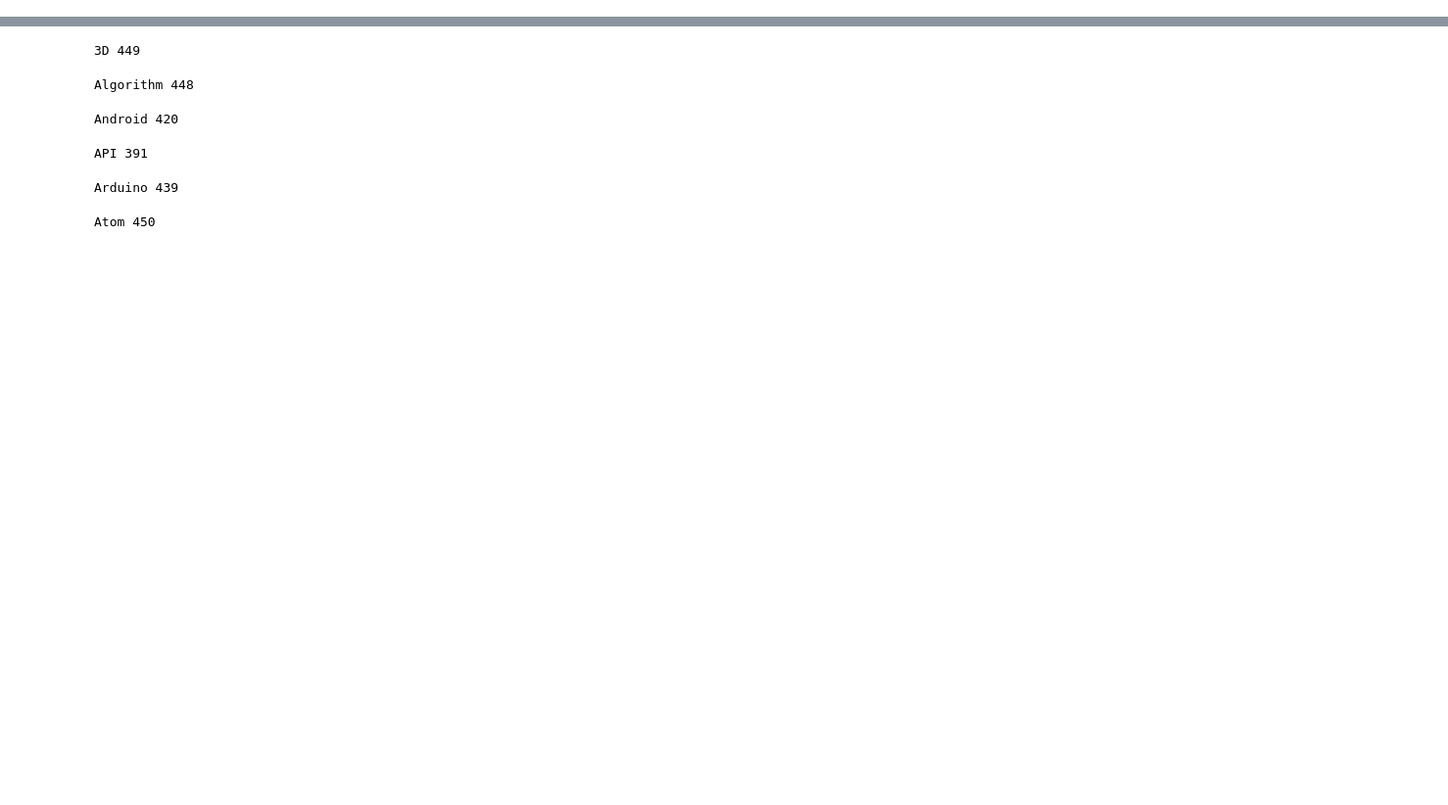
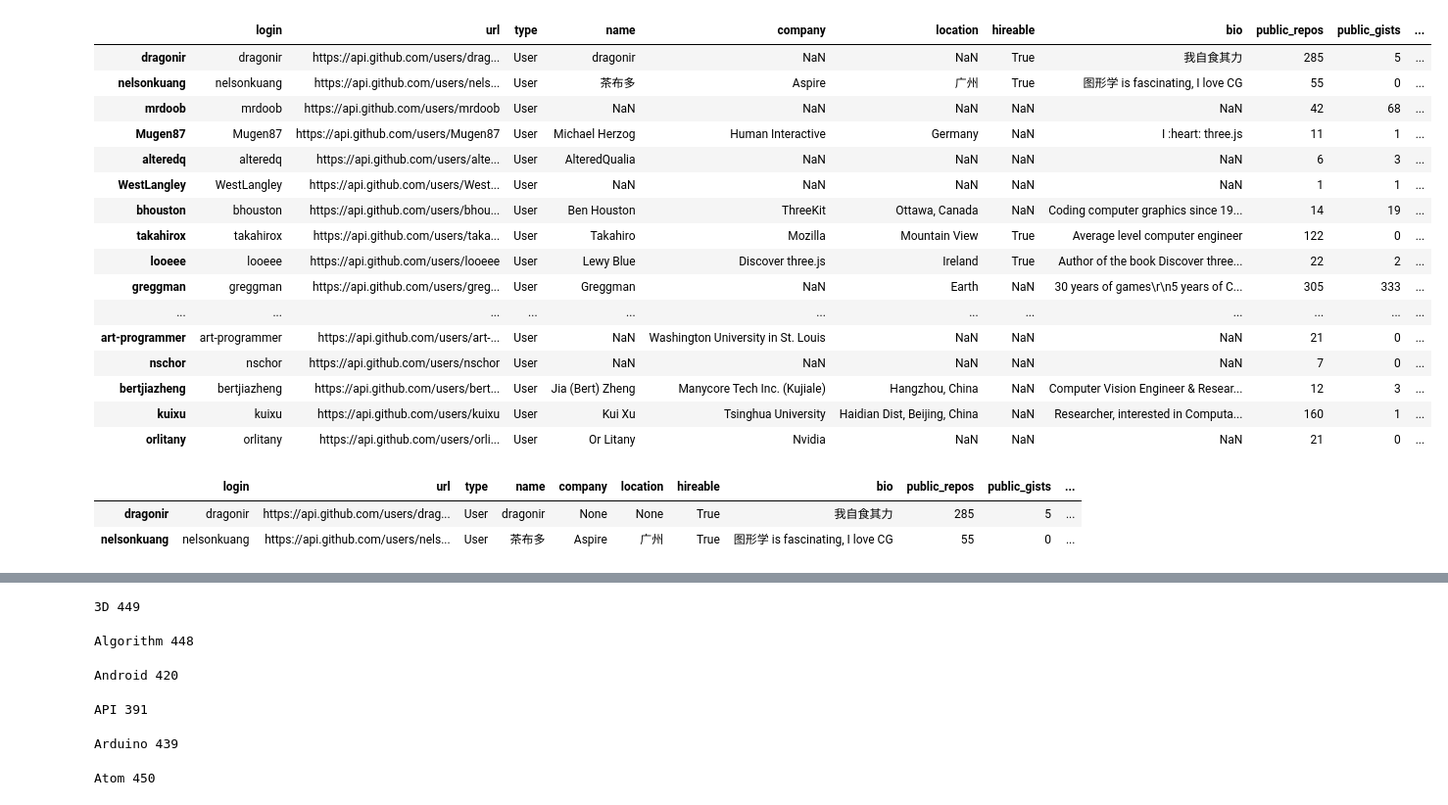
Before and after one commit to michbaum/githubGraph, a Jupyter notebook: GitHub_scraping.ipynb, the cells around one changed output, grey strips where cells are left out. Shown at 98% size. Saved outputs shown, nothing was run; the diff lists cells and outputs as text; code cells hidden in the pictures; blank space fills up the shorter version.

Commit message:
scrape contributors

```diff
--- a/GitHub_scraping.ipynb
+++ b/GitHub_scraping.ipynb
@@ -85,0 +150,27 @@ def get_repo_urls(keyword, stop=10):
+# %%
+pd.read_csv('most_updated_contributor_info_stop25.csv',index_col=0)
+# %% [output]
+|  | login | url | type | name | company | location | hireable | bio | public_repos | public_gists | ... |
+| dragonir | dragonir | https://api.github.com/users/drag... | User | dragonir | NaN | NaN | True | 我自食其力 | 285 | 5 | ... |
+| nelsonkuang | nelsonkuang | https://api.github.com/users/nels... | User | 茶布多 | Aspire | 广州 | True | 图形学 is fascinating, I love CG | 55 | 0 | ... |
+| mrdoob | mrdoob | https://api.github.com/users/mrdoob | User | NaN | NaN | NaN | NaN | NaN | 42 | 68 | ... |
+| Mugen87 | Mugen87 | https://api.github.com/users/Mugen87 | User | Michael Herzog | Human Interactive | Germany | NaN | I :heart: three.js | 11 | 1 | ... |
+| alteredq | alteredq | https://api.github.com/users/alte... | User | AlteredQualia | NaN | NaN | NaN | NaN | 6 | 3 | ... |
+| WestLangley | WestLangley | https://api.github.com/users/West... | User | NaN | NaN | NaN | NaN | NaN | 1 | 1 | ... |
+| bhouston | bhouston | https://api.github.com/users/bhou... | User | Ben Houston | ThreeKit | Ottawa, Canada | NaN | Coding computer graphics since 19... | 14 | 19 | ... |
+| takahirox | takahirox | https://api.github.com/users/taka... | User | Takahiro | Mozilla | Mountain View | True | Average level computer engineer | 122 | 0 | ... |
+| looeee | looeee | https://api.github.com/users/looeee | User | Lewy Blue | Discover three.js | Ireland | True | Author of the book Discover three... | 22 | 2 | ... |
+| greggman | greggman | https://api.github.com/users/greg... | User | Greggman | NaN | Earth | NaN | 30 years of games\r\n5 years of C... | 305 | 333 | ... |
+| ... | ... | ... | ... | ... | ... | ... | ... | ... | ... | ... | ... |
+| art-programmer | art-programmer | https://api.github.com/users/art-... | User | NaN | Washington University in St. Louis | NaN | NaN | NaN | 21 | 0 | ... |
+| nschor | nschor | https://api.github.com/users/nschor | User | NaN | NaN | NaN | NaN | NaN | 7 | 0 | ... |
+| bertjiazheng | bertjiazheng | https://api.github.com/users/bert... | User | Jia (Bert) Zheng | Manycore Tech Inc. (Kujiale) | Hangzhou, China | NaN | Computer Vision Engineer & Resear... | 12 | 3 | ... |
+| kuixu | kuixu | https://api.github.com/users/kuixu | User | Kui Xu | Tsinghua University | Haidian Dist, Beijing, China | NaN | Researcher, interested in Computa... | 160 | 1 | ... |
+| orlitany | orlitany | https://api.github.com/users/orli... | User | Or Litany | Nvidia | NaN | NaN | NaN | 21 | 0 | ... |
+# %%
+contributor_info = get_repo_contributors(list(repos['url'])[0],10, repo_contributor_rel, list(repos.index)[0])
+pd.DataFrame.from_dict(contributor_info,orient='index')
+# %% [output]
+|  | login | url | type | name | company | location | hireable | bio | public_repos | public_gists | ... |
+| dragonir | dragonir | https://api.github.com/users/drag... | User | dragonir | None | None | True | 我自食其力 | 285 | 5 | ... |
+| nelsonkuang | nelsonkuang | https://api.github.com/users/nels... | User | 茶布多 | Aspire | 广州 | True | 图形学 is fascinating, I love CG | 55 | 0 | ... |
```
Also changed, not shown: parts of 6 cells of this notebook, 5 other files.
